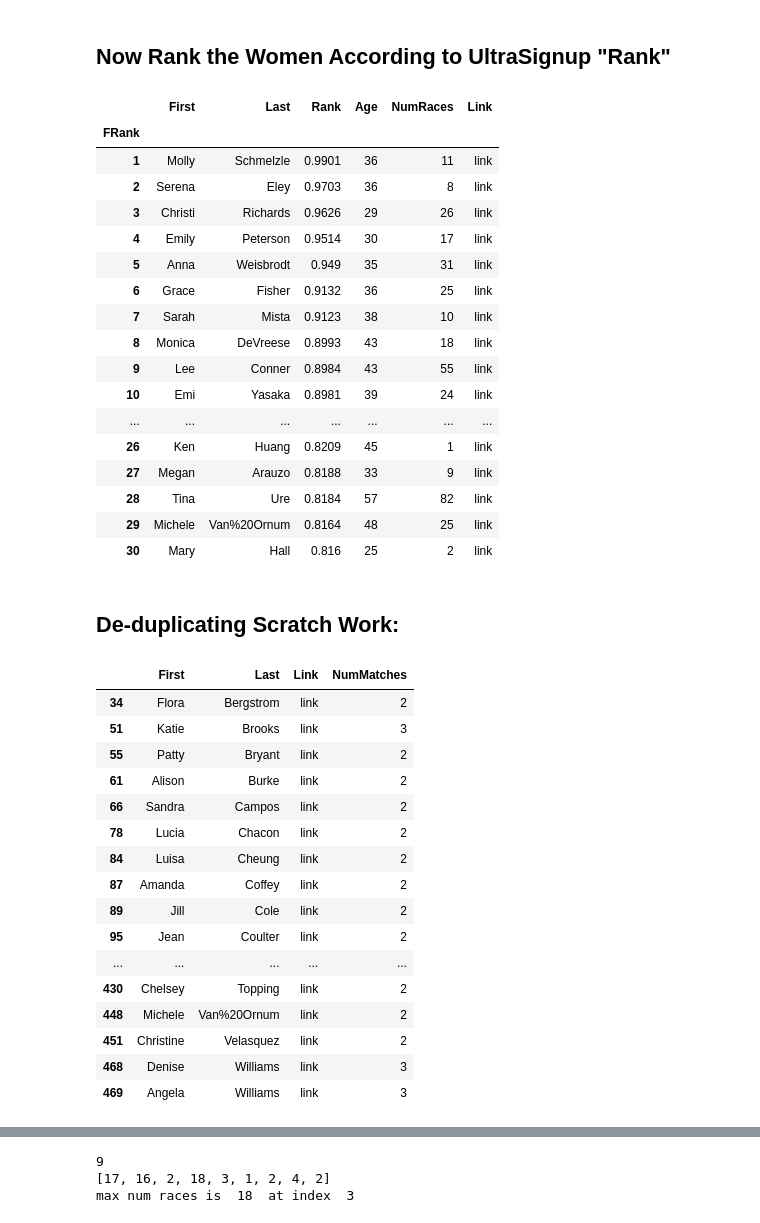
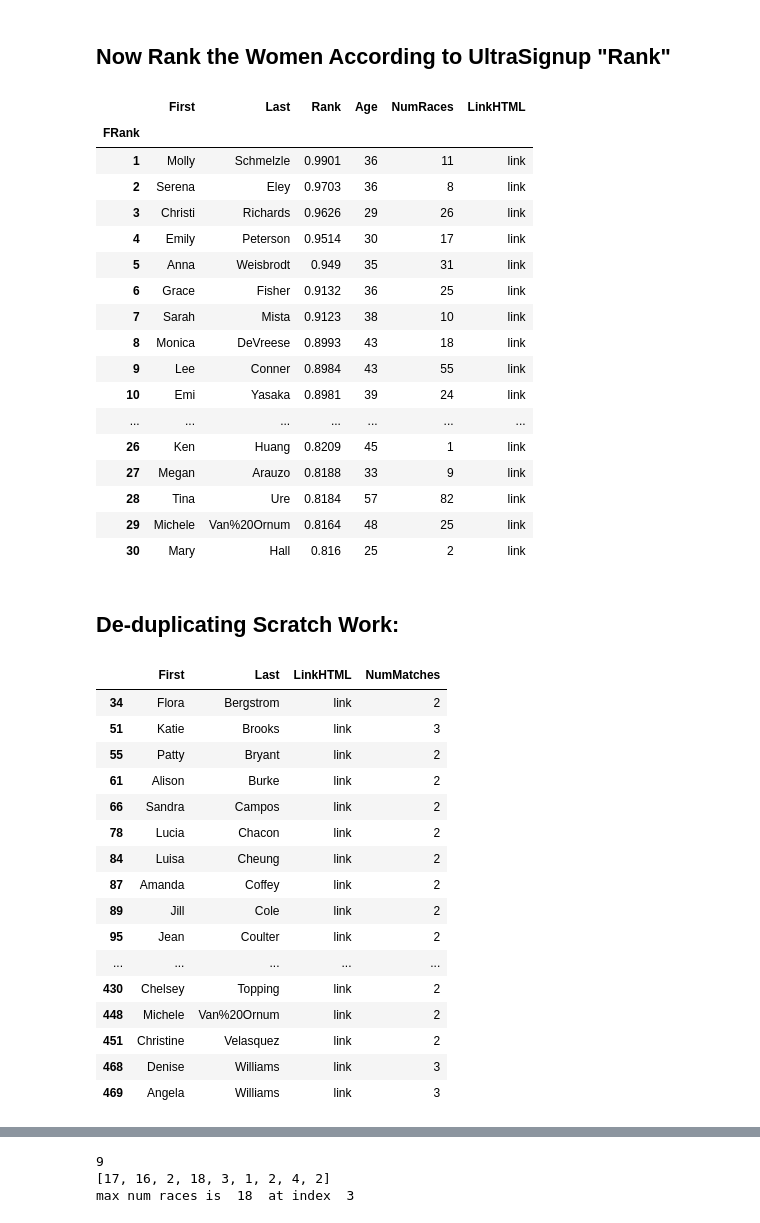
Before and after one commit to swuerth/miwok, a Jupyter notebook: MiwokDatabase.ipynb, the cells around one changed output, grey strips where cells are left out. Drawn from its saved outputs; the diff is of its cells as text; code cells hidden in the pictures.

```diff
--- a/MiwokDatabase.ipynb
+++ b/MiwokDatabase.ipynb
@@ -51,7 +53,8 @@ entrants['AgeRank'] = 0
 entrants['Rank'] = 0
 entrants['Age'] = 0
 entrants['NumRaces'] = 0
-entrants['Link'] = ''
+entrants['LinkHTML'] = ''
+entrants['LinkURL'] = ''
 entrants['NumMatches'] = 0
 entrants['Selected'] = 0 #index of runner selected (useful for de-duping)
 #entrants.head()
@@ -102,7 +105,8 @@ for i in range(len(entrants)):
         entrants.loc[i,['AgeRank']] =  data[ind]['AgeRank']
         entrants.loc[i,['NumRaces']]= len(data[ind]['Results'])
         entrants.loc[i,['Age']]= data[ind]['Age']
-        entrants.loc[i,['Link']]= u2
+        entrants.loc[i,['LinkHTML']]= u2
+        entrants.loc[i,['LinkURL']]= u
         entrants.loc[i,['Selected']] = ind #keep track of which runner is chosen for de-duping
 
     except (IndexError, urllib2.HTTPError):
@@ -162,16 +166,16 @@ Note there are still 2 entrants of indeterminate gender
 # %%
 pd.set_option('display.max_colwidth', -1)
 #make separate female data frame :
 F = entrants[(entrants['Gender']=='F') & (entrants['Rank']!='None')].sort_values(by='Rank', \
         ascending=0)
 # include 'female rank' column and set it as index
 F['FRank'] = list(range(len(F)))
 F['FRank'] = F['FRank'] + 1
 F = F.set_index('FRank')
 # list all the females, sort by rank, display as HTML so that link works
-HTML(F[['First','Last','Rank','Age','NumRaces','Link']].head(30).to_html(escape=False))
+HTML(F[['First','Last','Rank','Age','NumRaces','LinkHTML']].head(30).to_html(escape=False))
 # %% [output]
-|  | First | Last | Rank | Age | NumRaces | Link |
+|  | First | Last | Rank | Age | NumRaces | LinkHTML |
 | FRank |  |  |  |  |  |  |
 | 1 | Molly | Schmelzle | 0.9901 | 36 | 11 | link |
 | 2 | Serena | Eley | 0.9703 | 36 | 8 | link |
@@ -194,9 +198,9 @@ HTML(F[['First','Last','Rank','Age','NumRaces','Link']].head(30).to_html(escape=
 # %%
 # check the duplicate female entries
 HTML(entrants[(entrants['Gender']=='F') & (entrants['NumMatches']>1)][['First','Last', \
-                                                        'Link','NumMatches']].to_html(escape=False))
+                                                        'LinkHTML','NumMatches']].to_html(escape=False))
 # %% [output]
-|  | First | Last | Link | NumMatches |
+|  | First | Last | LinkHTML | NumMatches |
 | 34 | Flora | Bergstrom | link | 2 |
 | 51 | Katie | Brooks | link | 3 |
 | 55 | Patty | Bryant | link | 2 |
```
Also changed, not shown: parts of 6 cells of this notebook.
